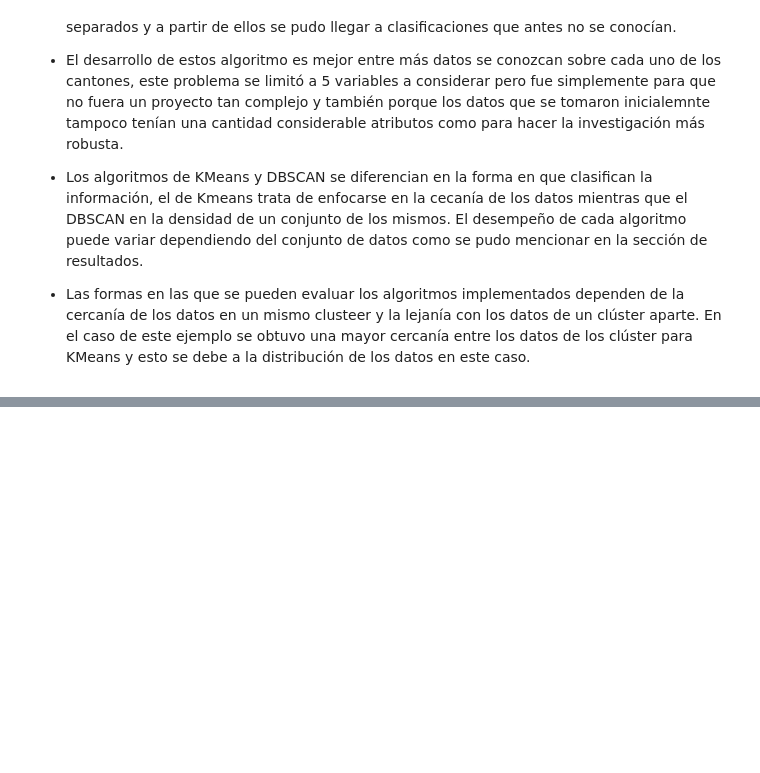
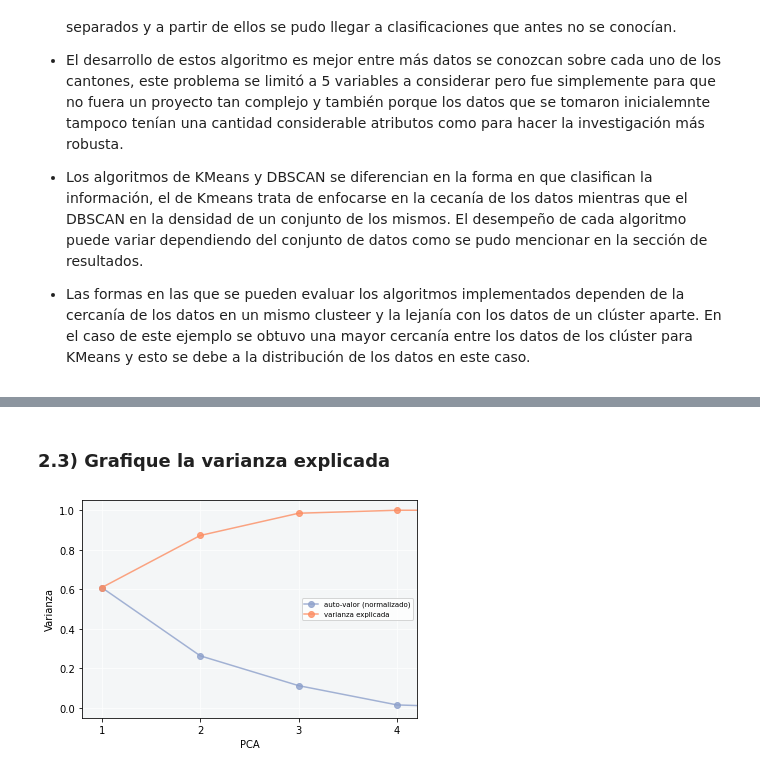
Before and after one commit to juanignava/AI.Project4, a Jupyter notebook: TP04.ipynb, the cells around one changed output, grey strips where cells are left out. Saved outputs shown, nothing was run; the diff lists cells and outputs as text; code cells hidden in the pictures; blank space fills up the shorter version.

```diff
--- a/TP04.ipynb
+++ b/TP04.ipynb
@@ -723,0 +728,5 @@ Con base en los resultados y la experiencia del desarrollo de este ejercicio se
+# %%
+
+# La PCA se ve afectada por al diferencia de escala de los datos,
+# por lo que se deben escalar las características antes de aplicar PCA
+df_zscaled = (df - df.mean()) / df.std(ddof=1)
@@ -723,0 +778,35 @@ Con base en los resultados y la experiencia del desarrollo de este ejercicio se
+# %% [markdown]
+### 2.3) Grafique la varianza explicada
+# %%
+
+# define un color por especie
+colors = ['#1b9e77', '#d95f02', '#7570b3']
+
+_, (ax1) = plt.subplots(1, sharey=False)
+
+# muestra el componente principal respecto al total de varianza en los datos
+ax1.plot([1,2,3,4,5],
+         eigenvalues_normalized,
+         '-o',
+         color='#8da0cb',
+         label='auto-valor (normalizado)',
+         alpha=0.8,
+         zorder=1000)
+
+ax1.plot([1,2,3,4,5],
+         cumvar_explained,
+         '-o',
+         color='#fc8d62',
+         label='varianza explicada',
+         alpha=0.8,
+         zorder=1000)
+
+ax1.set_xlim(0.8, 4.2)
+ax1.set_xticks([1,2,3,4])
+ax1.set_xlabel('PCA')
+ax1.set_ylabel('Varianza')
+ax1.legend(loc='center right', fontsize=7)
+ax1.grid(color='#fdfefe')
+ax1.set_facecolor('#f4f6f7')
+# %% [output]
+[figure, added]
```
Also changed, not shown: parts of 7 cells of this notebook.
